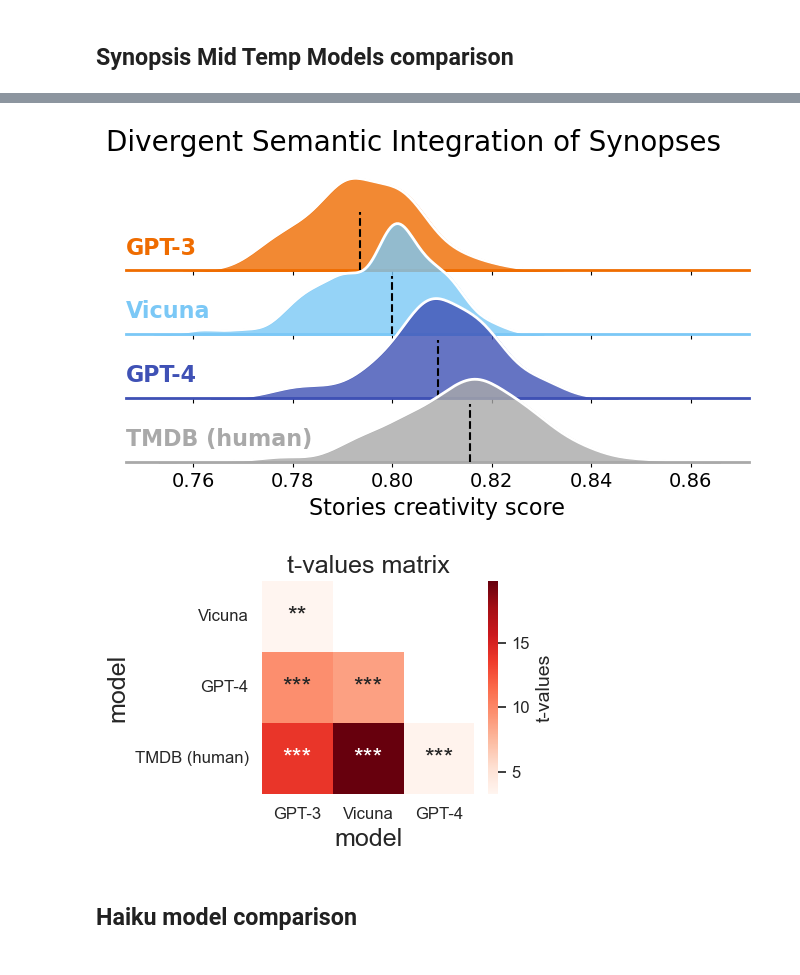
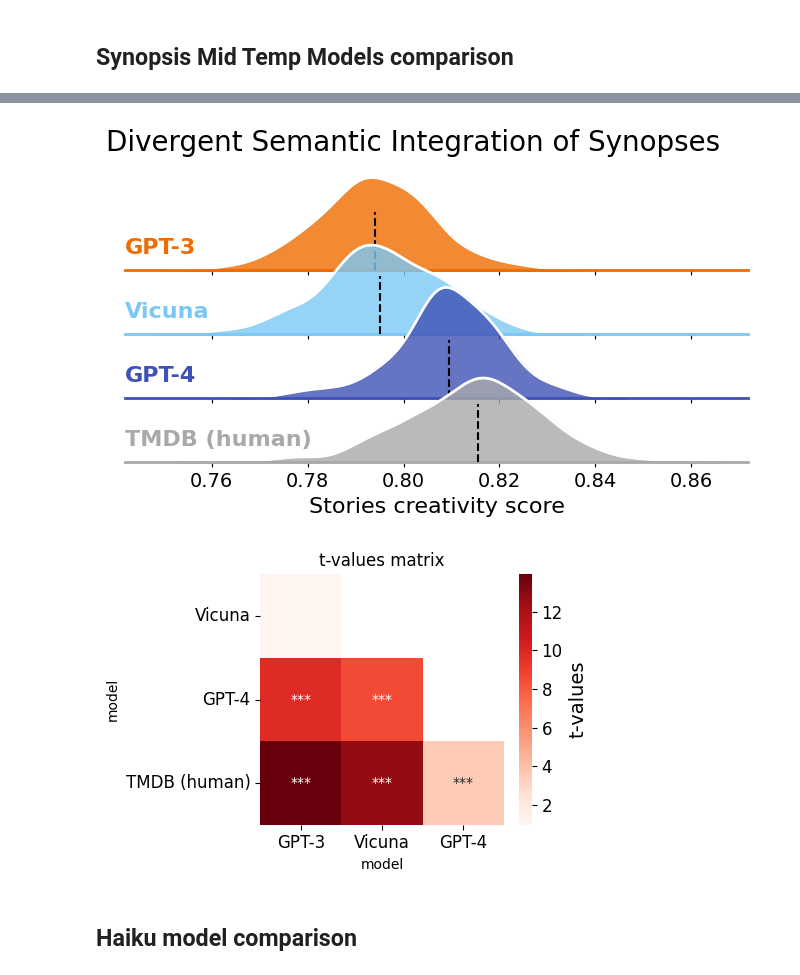
Before and after one commit to AntoineBellemare/DAT_GPT, a Jupyter notebook: notebook/dsi_visualization.ipynb, the cells around one changed output, grey strips where cells are left out. Saved outputs shown, nothing was run; the diff lists cells and outputs as text; code cells hidden in the pictures.

Commit message:
the whole output and integration to lziv and dsi notebooks

```diff
--- a/notebook/dsi_visualization.ipynb
+++ b/notebook/dsi_visualization.ipynb
@@ -15,2 +99,2 @@ import glob
 # %%
-results_df = pd.read_csv("../machine_DSI_output.csv", header=0, sep=",")
+results_df = pd.read_csv("../ALL_DSI-lziv_output.csv", header=0, sep=",")
@@ -31,4 +100,0 @@ vicuna = pd.read_csv("../Vicuna_DSI_output.csv", header=0, sep=",")
-# %%
-results_df = pd.concat([results_df, human_haiku, imdb, vicuna], axis=0)
-#results_df = pd.read_csv("../concatenated_results_stories.csv", header=0, sep=",")
-results_df.to_csv("concatenated_results_stories.csv", index=False)
@@ -43,5 +101,5 @@ array(['GPT3', 'GPT4', 'human', 'IMDB (human)'], dtype=object)
-# %%
-results_df = pd.read_csv("concatenated_results_stories.csv", header=0, sep=",")
+# %%
+results_df['temp'].replace('n.a.', 'Mid', inplace=True)
 # %% [markdown]
 ## Plot all distributions seprately to get an overview
 # %%
@@ -150,7 +191,7 @@ df["model"].replace("GPT3", "GPT-3", inplace=True)
 # rename model GPT4 to GPT-4
 df["model"].replace("GPT4", "GPT-4", inplace=True)
 
-df['model'].replace('IMDB (human)', 'TMDB (human)', inplace=True)
+df['model'].replace('human', 'TMDB (human)', inplace=True)
 # Calculate the medians
 medians = df.groupby("model")["DSI"].median()
 # Order models by median
@@ -195,37 +236,37 @@ g.figure.subplots_adjust(hspace=-.45)
 g.set(yticks=[], ylabel="")
 g.despine(bottom=True, left=True)
 g.fig.suptitle('Divergent Semantic Integration of Synopses', fontsize=20)
-g.savefig(f'DSI_synopsis_mid_temp.png', dpi=300, bbox_inches='tight')
+g.savefig(f'../figures/DSI_synopsis_mid_temp.png', dpi=300, bbox_inches='tight')
 # %% [output]
-[figure, old version]
+[figure, new version]
 # %%
 # Calculate the medians
 df = results_df[['model', 'condition', 'DSI']].loc[(results_df['condition']=='synopsis') & (results_df['temp']=='Mid')]
 # rename model GPT3 to GPT-3
 df["model"].replace("GPT3", "GPT-3", inplace=True)
 # rename model GPT4 to GPT-4
 df["model"].replace("GPT4", "GPT-4", inplace=True)
 
-df['model'].replace('IMDB (human)', 'TMDB (human)', inplace=True)
+df['model'].replace('human', 'TMDB (human)', inplace=True)
 medians = df.groupby("model")["DSI"].median()
 # Order models by median
 order = medians.sort_values().index
 
 # Create new categorical variable for model respecting this order
 df["model"] = pd.Categorical(df["model"], categories=order, ordered=True)
 
 # Recompute the t-values and p-values
 tvals_df, pvals_df = compute_tvals_pvals(df, 'model')
 
 # Make sure the dataframes are ordered correctly
 tvals_df = tvals_df.loc[order, order]
 pvals_df = pvals_df.loc[order, order]
 
 
 #use plot tval function
 plot_tvals_matrix(
     tvals_df,
     pvals_df,
-    save='tvals_synopsis_mid_temp.png')
+    save='../figures/tvals_synopsis_mid_temp.png')
 # %% [output]
-[figure, old version]
+[figure, new version]
```
Also changed, not shown: parts of 18 cells of this notebook, 2 other files.
